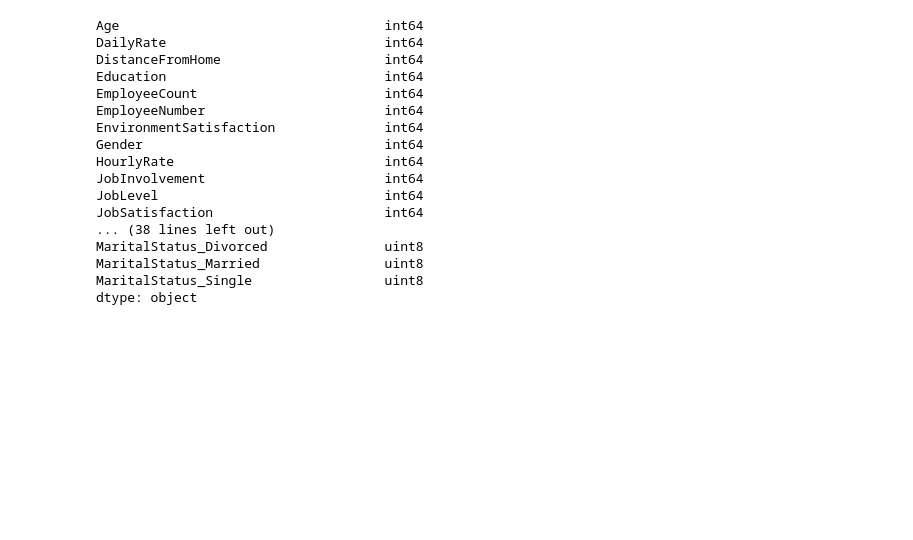
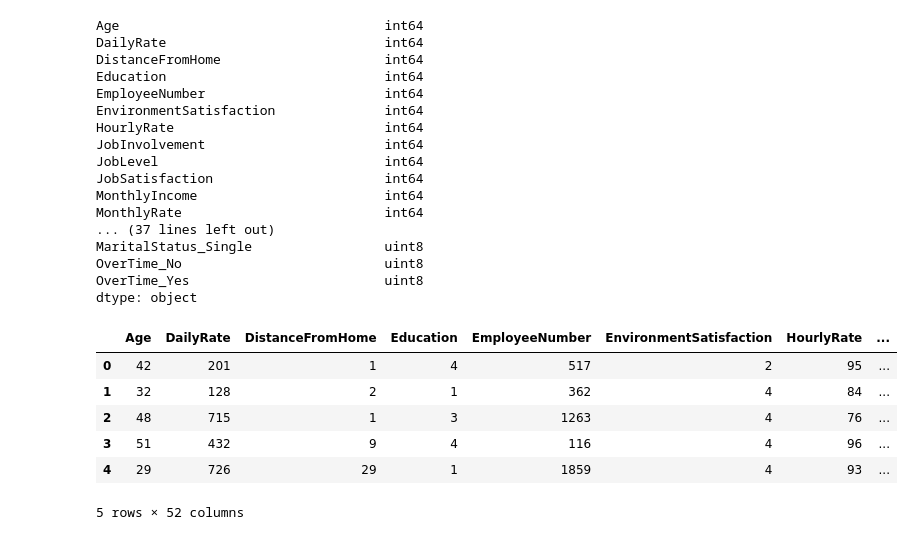
Before and after one commit to LillyanPan/AttritionAnalysis, a Jupyter notebook: Logistic_Regression.ipynb, the cells around one changed output. Saved outputs shown, nothing was run; the diff lists cells and outputs as text; code cells hidden in the pictures; blank space fills up the shorter version.

```diff
--- a/Logistic_Regression.ipynb
+++ b/Logistic_Regression.ipynb
@@ -61,30 +41,36 @@ def transform_df(df):
 # %%
-train_set = transform_df(train_set)
-test_set = transform_df(test_set)
 
 # form x and y for train and test
-y_train = train_set['Attrition']
-x_train = train_set.drop(['Attrition'], axis=1)
-y_test = test_set['Attrition']
-x_test = test_set.drop(['Attrition'], axis=1)
+y_train = transformTestData(train_set)
+x_train = transformTrainData(train_set.drop(['Attrition'], axis=1))
+y_test = transformTestData(test_set)
+x_test = transformTrainData(test_set.drop(['Attrition'], axis=1))
 
 print(x_train.dtypes)
+x_train.head()
 # %% [output]
 Age                                  int64
 DailyRate                            int64
 DistanceFromHome                     int64
 Education                            int64
-EmployeeCount                        int64
 EmployeeNumber                       int64
 EnvironmentSatisfaction              int64
-Gender                               int64
 HourlyRate                           int64
 JobInvolvement                       int64
 JobLevel                             int64
 JobSatisfaction                      int64
-... (38 lines left out)
-MaritalStatus_Divorced               uint8
-MaritalStatus_Married                uint8
+MonthlyIncome                        int64
+MonthlyRate                          int64
+... (37 lines left out)
 MaritalStatus_Single                 uint8
+OverTime_No                          uint8
+OverTime_Yes                         uint8
 dtype: object
+|  | Age | DailyRate | DistanceFromHome | Education | EmployeeNumber | EnvironmentSatisfaction | HourlyRate | ... |
+| 0 | 42 | 201 | 1 | 4 | 517 | 2 | 95 | ... |
+| 1 | 32 | 128 | 2 | 1 | 362 | 4 | 84 | ... |
+| 2 | 48 | 715 | 1 | 3 | 1263 | 4 | 76 | ... |
+| 3 | 51 | 432 | 9 | 4 | 116 | 4 | 96 | ... |
+| 4 | 29 | 726 | 29 | 1 | 1859 | 4 | 93 | ... |
+5 rows × 52 columns
 # %%
```
Also changed, not shown: parts of 12 cells of this notebook.
